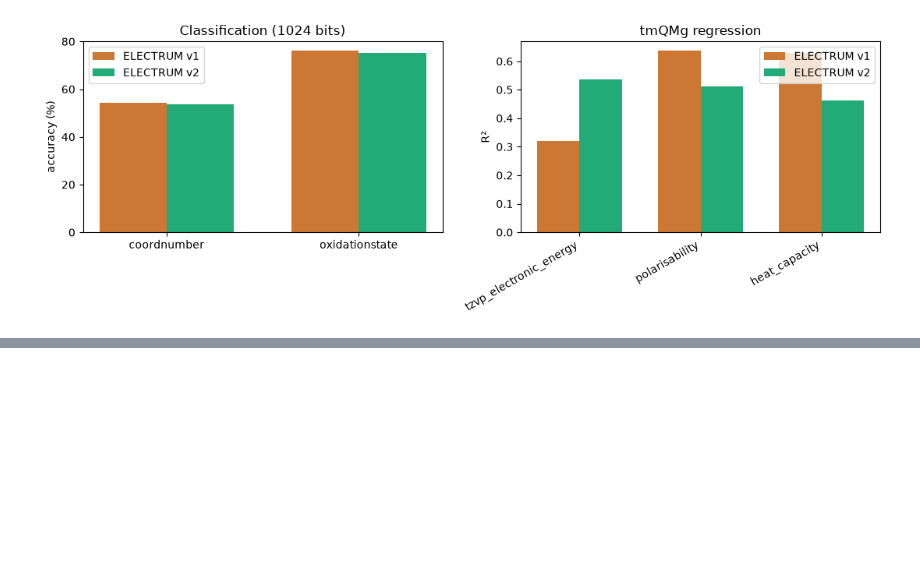
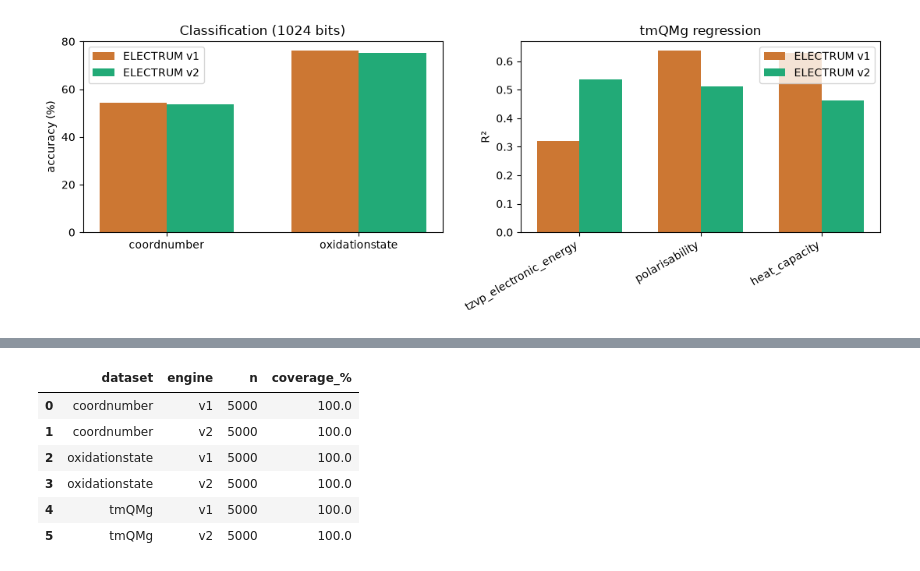
Before and after one commit to TheFreiLab/electrum_val, a Jupyter notebook: 08-electrum-v2-benchmark.ipynb, the cells around one changed output, grey strips where cells are left out. Saved outputs shown, nothing was run; the diff lists cells and outputs as text; code cells hidden in the pictures; blank space fills up the shorter version.

```diff
--- a/08-electrum-v2-benchmark.ipynb
+++ b/08-electrum-v2-benchmark.ipynb
@@ -633,0 +800,28 @@ plt.show()
+# %%
+COVERAGE_N = 5000 if QUICK else 60000
+
+def _cov(fn, lig, met):
+    try:
+        fn(lig, met, RADIUS, 1024); return True
+    except Exception:
+        return False
+
+cov_rows = []
+for name, cfg in DATASETS.items():
+    s = pd.read_csv(cfg["path"], nrows=COVERAGE_N).dropna(subset=["LigandSmiles", "Metal"])
+    for eng, fn in [("v1", electrum_v1_frozen.calculate_fingerprint),
+                    ("v2", calculate_fingerprint)]:
+        ok = np.mean([_cov(fn, l, m) for l, m in zip(s["LigandSmiles"], s["Metal"])])
+        cov_rows.append({"dataset": name, "engine": eng, "n": len(s),
+                         "coverage_%": round(100 * ok, 2)})
+cov_df = pd.DataFrame(cov_rows)
+cov_df.to_csv(os.path.join(RESULTS_DIR, "coverage.csv"), index=False)
+cov_df
+# %% [output]
+|  | dataset | engine | n | coverage_% |
+| 0 | coordnumber | v1 | 5000 | 100.0 |
+| 1 | coordnumber | v2 | 5000 | 100.0 |
+| 2 | oxidationstate | v1 | 5000 | 100.0 |
+| 3 | oxidationstate | v2 | 5000 | 100.0 |
+| 4 | tmQMg | v1 | 5000 | 100.0 |
+| 5 | tmQMg | v2 | 5000 | 100.0 |
```
Also changed, not shown: parts of 13 cells of this notebook, 1 other file.
